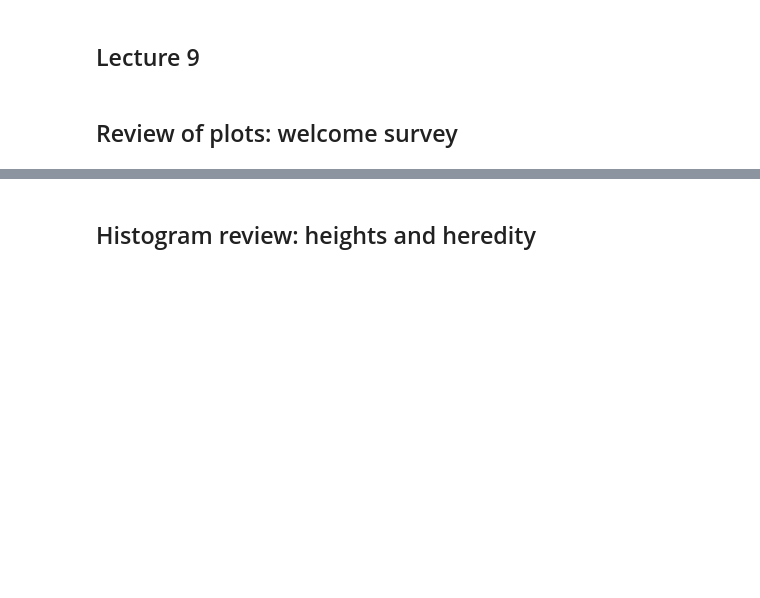
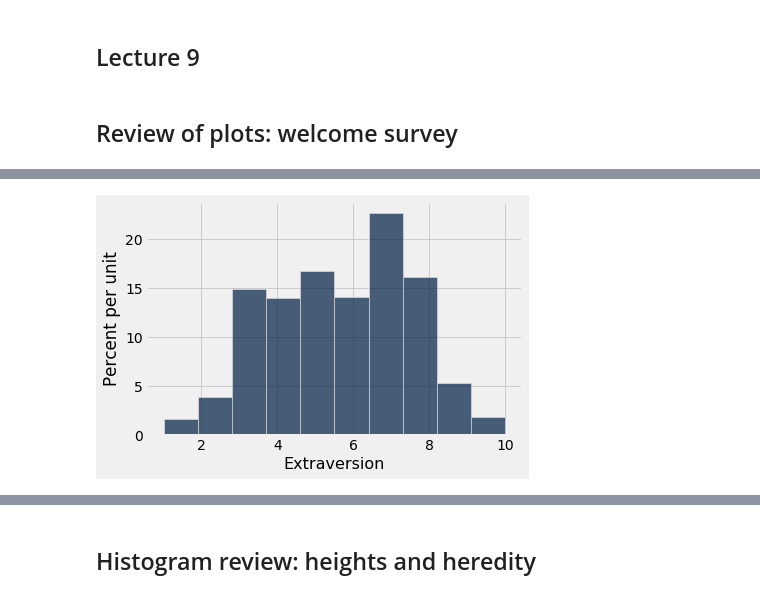
Before and after one commit to data-8/materials-sp19, a Jupyter notebook: lec/lec09.ipynb, the cells around one changed output, grey strips where cells are left out. Cells and saved outputs as stored; diff of their text form; code cells hidden in the pictures; blank space fills up the shorter version.

```diff
--- a/lec/lec09.ipynb
+++ b/lec/lec09.ipynb
@@ -13,0 +29,4 @@ survey = Table.read_table('welcome_survey.csv')
+# %%
+survey.hist('Extraversion')
+# %% [output]
+[figure, added]
```
Also changed, not shown: parts of 48 cells of this notebook, 1 other file.
